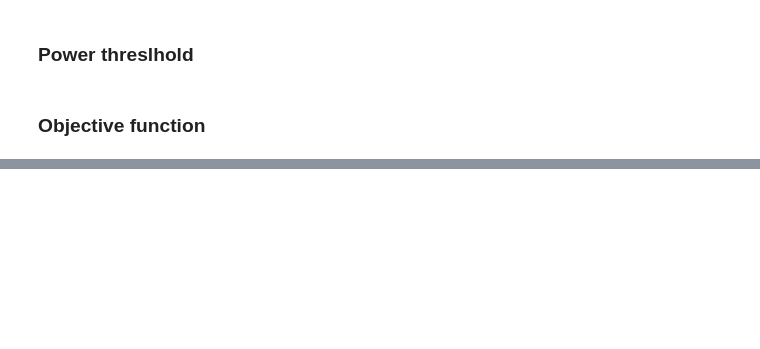
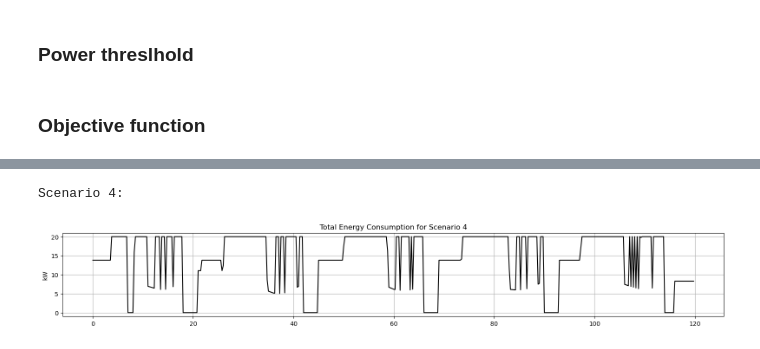
Before and after one commit to mauriacantoine/OptiDemandResponse, a Jupyter notebook: Project_with_functions.ipynb, the cells around one changed output, grey strips where cells are left out. Drawn from its saved outputs; the diff is of its cells as text; code cells hidden in the pictures; blank space fills up the shorter version.

```diff
--- a/Project_with_functions.ipynb
+++ b/Project_with_functions.ipynb
@@ -362,0 +473,23 @@ Best objective 7.390665068707e+01, best bound 7.390011526580e+01, gap 0.0088%
+# %%
+#Calling the EV's modeling
+total_cost_EV_4, p_ev_4 = ev_modeling(Base_Peak_prices, model4, evs, days, slots, dt, start_idx, end_idx, E_req, P_rated)
+
+# Calling the AMM modeling
+cost_AMM_4,running_4,x_4 = AM_modeling(Base_Peak_prices,model4, n_AMM, power_AMM, horizon, D)
+
+# Calling the Heating demand modeling
+cost_HC_4, ph_4, pc_4, T_in_4 = Heating_Cooling_modeling(Base_Peak_prices, model4, COP_h, COP_c, inertia, A_th,T_desired, T_lower,T_upper, T_0, T_out)
+
+# Calling the PV modeling - REMINDER scenario with PV = (1,3) without PV = (2,4)
+cost_PV_4 = PV_modeling(4, horizon, PV_power, Base_Peak_prices)# will be equal top 0
+
+# Calling the Power threshold
+power_threshold(4,model4, p_ev_4, ph_4, pc_4, running_4, horizon,num_days, slots_per_day, PV_power)
+
+# Calling the Objective function
+total_cost_week_4,total_cost_critical_4 = objective_function(Base_Peak_prices, Critical_Demand,cost_AMM_4, cost_HC_4,total_cost_EV_4, cost_PV_4)
+model4.setObjective(total_cost_week_4, GRB.MINIMIZE)
+
+# Solve the model, i.e. minimize the cost
+model4.write('out.lp')
+model4.optimize()
@@ -506,2 +706,8 @@ plt.show()
+# %%
+print("Scenario 4:")
+Energy_consumption_plot(4, T_in_4, pc_4, ph_4, x_4, p_ev_4, num_evs, days, num_days, slots_per_day, horizon)
+# %% [output]
+Scenario 4:
+[figure, added]
 # %%
 
```
Also changed, not shown: parts of 39 cells of this notebook.
